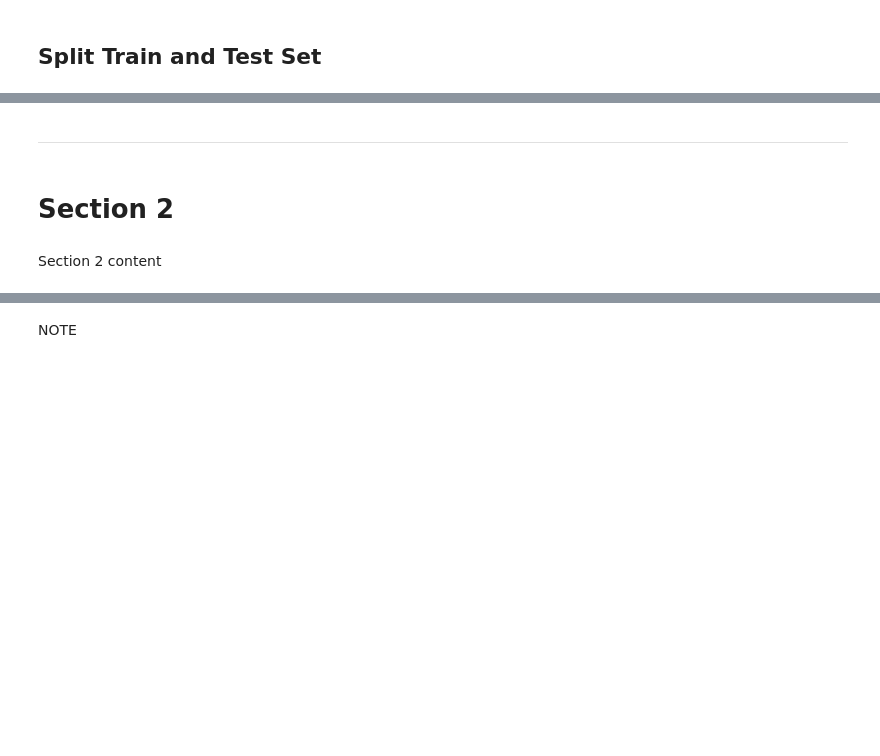
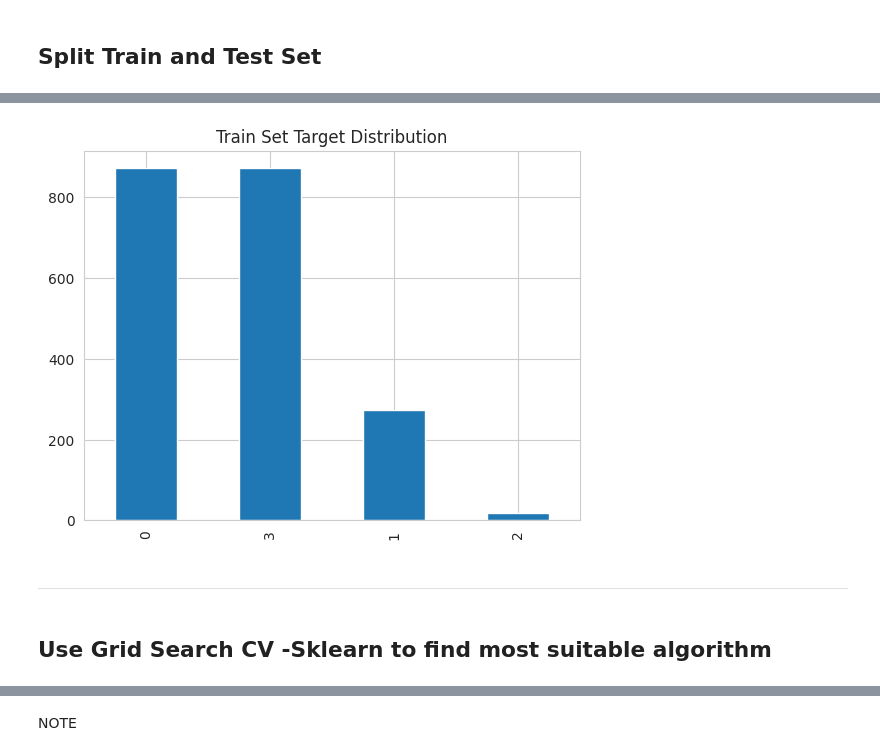
Before and after one commit to JL-14/milestone-project-housing-issues, a Jupyter notebook: jupyter_notebooks/Notebook_5_Houseprice Predictor.ipynb, the cells around one changed output, grey strips where cells are left out. Drawn from its saved outputs; the diff is of its cells as text; code cells hidden in the pictures; blank space fills up the shorter version.

```diff
--- a/jupyter_notebooks/Notebook_5_Houseprice Predictor.ipynb
+++ b/jupyter_notebooks/Notebook_5_Houseprice Predictor.ipynb
@@ -214,0 +335,6 @@ class HyperparameterOptimizationSearch:
+# %%
+# Applying LabelEncoder to set labels in y_train for SMOTE
+from sklearn.preprocessing import LabelEncoder
+
+le = LabelEncoder()
+y_train = le.fit_transform(y_train)
@@ -215,6 +350,11 @@ class HyperparameterOptimizationSearch:
+# %%
+import matplotlib.pyplot as plt
+y_train = pd.Series(y_train)
+y_train.value_counts().plot(kind='bar', title='Train Set Target Distribution')
+plt.show()
+# %% [output]
+[figure, added]
 # %% [markdown]
 ---
-# %% [markdown]
-# Section 2
-# %% [markdown]
-Section 2 content
+# %% [markdown]
+## Use Grid Search CV -Sklearn to find most suitable algorithm
```
Also changed, not shown: parts of 49 cells of this notebook.
